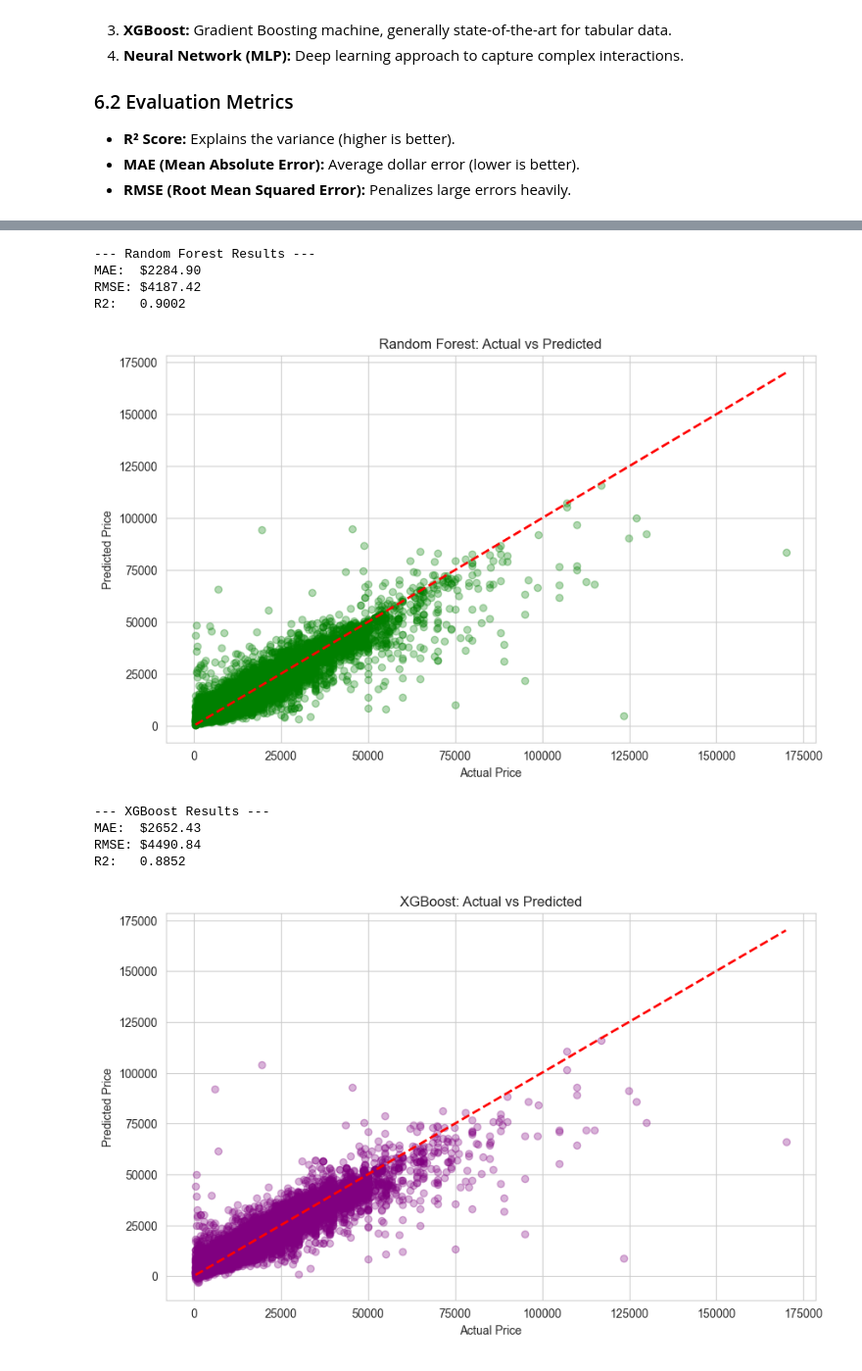
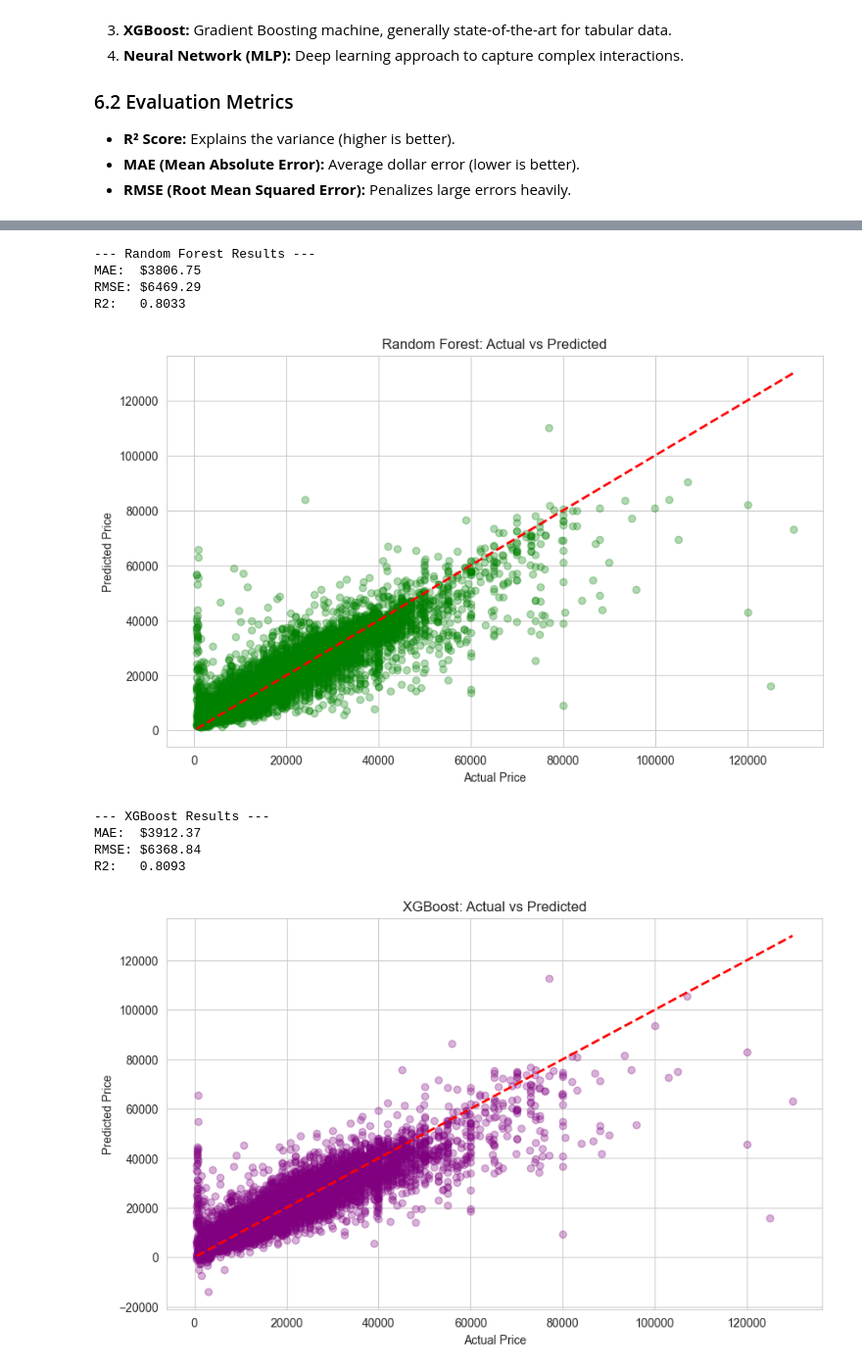
Before and after one commit to WojciechHrycenko/MachineLearning2, a Jupyter notebook: Regression - Used Cars/regression_user_cars.ipynb, the cells around one changed output, grey strips where cells are left out. Shown at 98% size. Saved outputs shown, nothing was run; the diff lists cells and outputs as text; code cells hidden in the pictures.

Commit message:
regression v0_5

```diff
--- a/Regression - Used Cars/regression_user_cars.ipynb
+++ b/Regression - Used Cars/regression_user_cars.ipynb
@@ -598 +556,3 @@ We implement advanced feature extraction to capture non-linear relationships and
+# %%
+random_subset = df_final_clean.sample(n=50000)
 # %%
@@ -1336,15 +755,10 @@ Data is ready for modeling.
 # %%
-from sklearn.linear_model import LinearRegression
-from sklearn.metrics import mean_absolute_error, mean_squared_error, r2_score
-import numpy as np
-import matplotlib.pyplot as plt
-
 # 1. Initialize and Train
 lr_model = LinearRegression()
-lr_model.fit(X_train_scaled, y_train)
+lr_model.fit(X_train, y_train)
 
 # 2. Predict on Test set
-y_pred_lr = lr_model.predict(X_test_scaled)
+y_pred_lr = lr_model.predict(X_test)
 
 # 3. Evaluate Metrics
 mae_lr = mean_absolute_error(y_test, y_pred_lr)
@@ -1373,19 +787,14 @@ R2:   0.7406
 # %%
-from sklearn.ensemble import RandomForestRegressor
-
 # 1. Initialize Random Forest
 # n_jobs=-1 uses all CPU cores to speed up training
 # n_estimators=50 is lower than default (100) to save time, but usually sufficient
 rf_model = RandomForestRegressor(n_estimators=50, max_depth=20, random_state=42, n_jobs=-1)
 
 # 2. Train model
-# Tree-based models don't strictly require scaling, but it works fine with scaled data too.
-# Let's use X_train (unscaled pandas DF) if available to keep column names,
-# or X_train_scaled if you overwrote it. Here using X_train_scaled for consistency.
-rf_model.fit(X_train_scaled, y_train)
+rf_model.fit(X_train, y_train)
 
 # 3. Predict
-y_pred_rf = rf_model.predict(X_test_scaled)
+y_pred_rf = rf_model.predict(X_test)
 
 # 4. Evaluate
 mae_rf = mean_absolute_error(y_test, y_pred_rf)
@@ -1407,13 +816,11 @@ plt.title('Random Forest: Actual vs Predicted')
 plt.show()
 # %% [output]
 --- Random Forest Results ---
-MAE:  $2284.90
-RMSE: $4187.42
-R2:   0.9002
+MAE:  $3806.75
+RMSE: $6469.29
+R2:   0.8033
-[figure, old version]
+[figure, new version]
 # %%
-from xgboost import XGBRegressor
-
 # 1. Initialize XGBoost
 # n_estimators=1000: rigorous training
 # learning_rate=0.05: slow learning prevents overfitting
@@ -1423,37 +830,37 @@ xgb_model = XGBRegressor(
     learning_rate=0.05,
     max_depth=6,
     random_state=42,
     n_jobs=-1
 )
 
 # 2. Train
-xgb_model.fit(X_train_scaled, y_train)
+xgb_model.fit(X_train, y_train)
 
 # 3. Predict
-y_pred_xgb = xgb_model.predict(X_test_scaled)
+y_pred_xgb = xgb_model.predict(X_test)
 
 # 4. Evaluate
 mae_xgb = mean_absolute_error(y_test, y_pred_xgb)
 rmse_xgb = np.sqrt(mean_squared_error(y_test, y_pred_xgb))
 r2_xgb = r2_score(y_test, y_pred_xgb)
 
 print("--- XGBoost Results ---")
 print(f"MAE:  ${mae_xgb:.2f}")
 print(f"RMSE: ${rmse_xgb:.2f}")
 print(f"R2:   {r2_xgb:.4f}")
 
 # 5. Plot
 plt.figure(figsize=(10, 6))
 plt.scatter(y_test, y_pred_xgb, alpha=0.3, color='purple')
 plt.plot([y_test.min(), y_test.max()], [y_test.min(), y_test.max()], 'r--', lw=2)
 plt.xlabel('Actual Price')
 plt.ylabel('Predicted Price')
 plt.title('XGBoost: Actual vs Predicted')
 plt.show()
 # %% [output]
 --- XGBoost Results ---
-MAE:  $2652.43
-RMSE: $4490.84
-R2:   0.8852
+MAE:  $3912.37
+RMSE: $6368.84
+R2:   0.8093
-[figure, old version]
+[figure, new version]
 # %%
```
Also changed, not shown: parts of 81 cells of this notebook, 1 other file.
